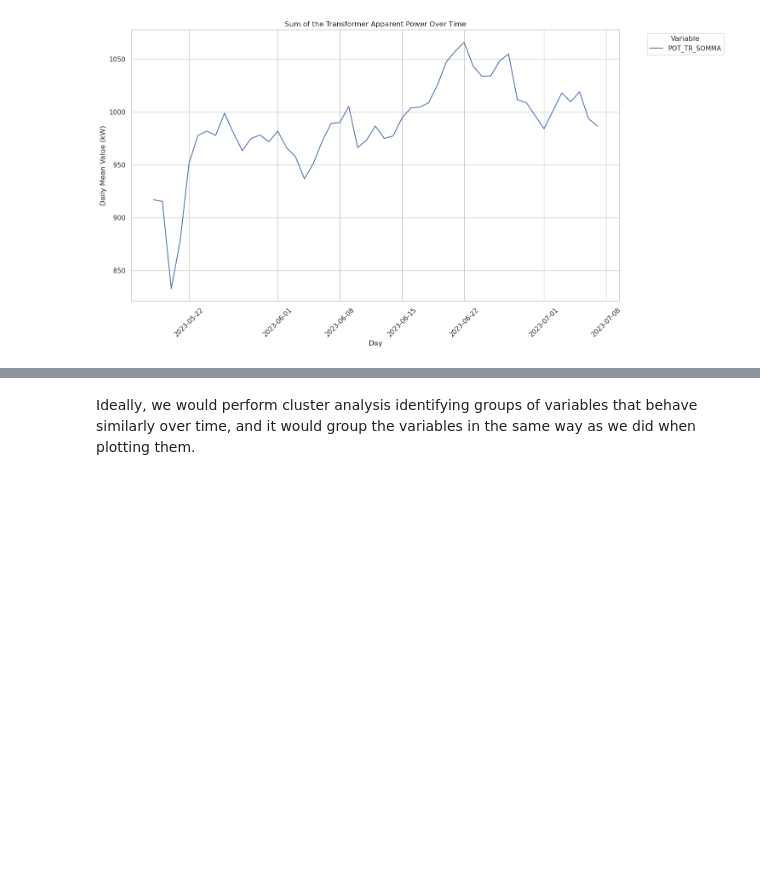
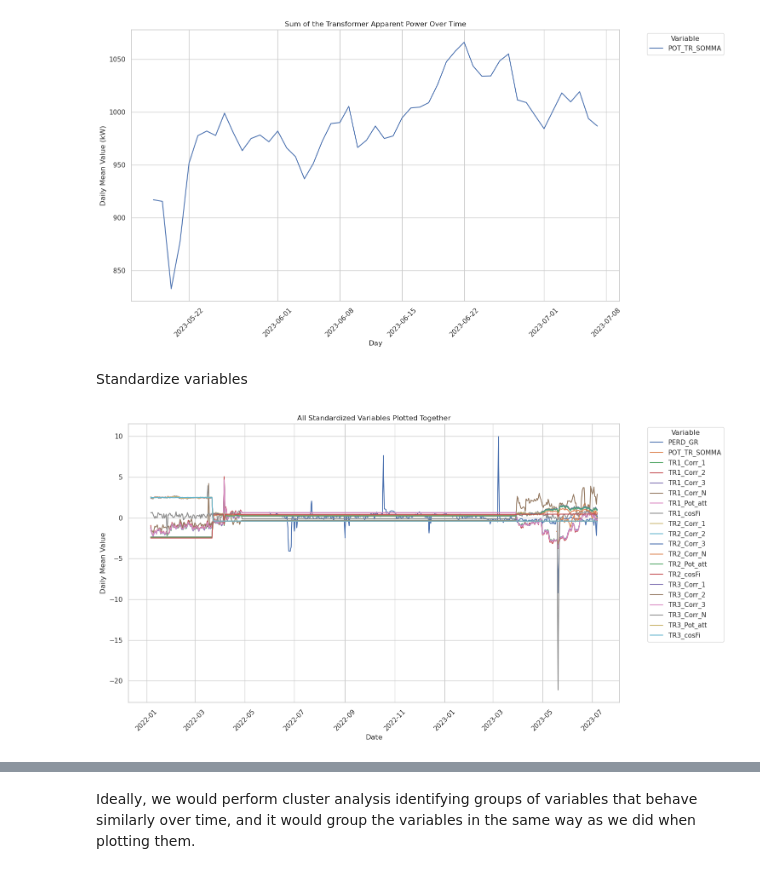
Before and after one commit to Matt17BR/ml4ds2324_cluster_analysis, a Jupyter notebook: scripts/exploratory_data_analysis.ipynb, the cells around one changed output, grey strips where cells are left out. Saved outputs shown, nothing was run; the diff lists cells and outputs as text; code cells hidden in the pictures; blank space fills up the shorter version.

```diff
--- a/scripts/exploratory_data_analysis.ipynb
+++ b/scripts/exploratory_data_analysis.ipynb
@@ -190,3 +190,41 @@ plt.tight_layout()
 plt.show()
 # %% [output]
 [figure]
+# %% [markdown]
+Standardize variables
+# %%
+from sklearn.preprocessing import StandardScaler
+
+# Grouping the data by 'Variable'
+grouped_data = data_day_mean.groupby('Variable')
+
+# Initializing an empty dataframe to hold the standardized data
+standardized_data = pd.DataFrame()
+
+# Standardizing the 'Value' for each group
+for name, group in grouped_data:
+    scaler = StandardScaler()
+    group['Standardized_Value'] = scaler.fit_transform(group[['Value']])
+    standardized_data = pd.concat([standardized_data, group])
+
+standardized_data
+
+# Plotting the mean value for each variable per day
+plt.figure(figsize=(15, 8))
+
+variables = standardized_data['Variable'].unique()
+
+for variable in variables:
+    subset = standardized_data[standardized_data['Variable'] == variable]
+    plt.plot(subset['Day'], subset['Standardized_Value'], label=variable)
+
+plt.xlabel('Date')
+plt.ylabel('Daily Mean Value')
+plt.title('All Standardized Variables Plotted Together')
+plt.xticks(rotation=45)
+plt.legend(title='Variable', bbox_to_anchor=(1.05, 1), loc='upper left')
+plt.tight_layout()
+
+plt.show()
+# %% [output]
+[figure, added]
```
Also changed, not shown: parts of 8 cells of this notebook, 2 other files.
